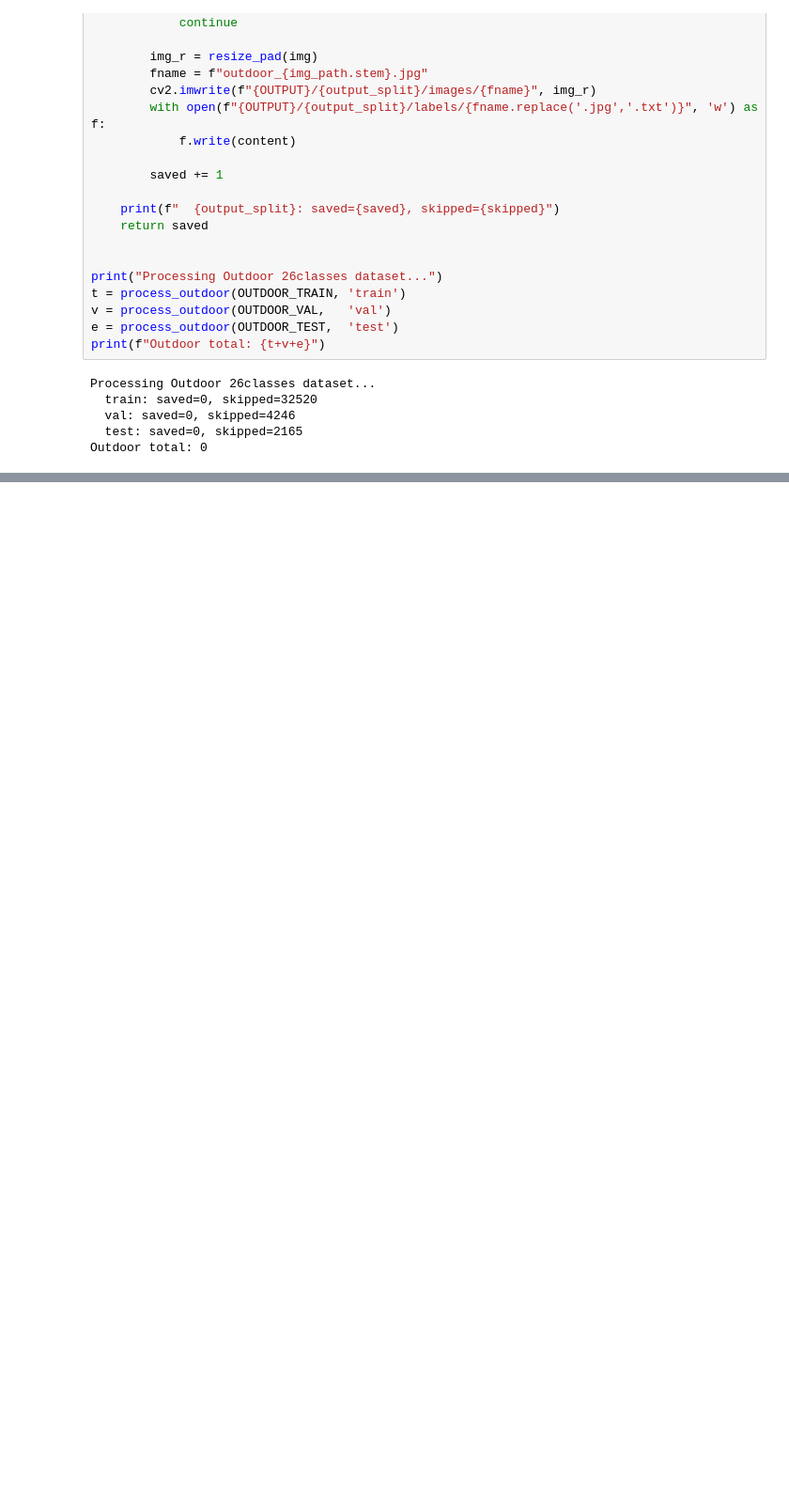
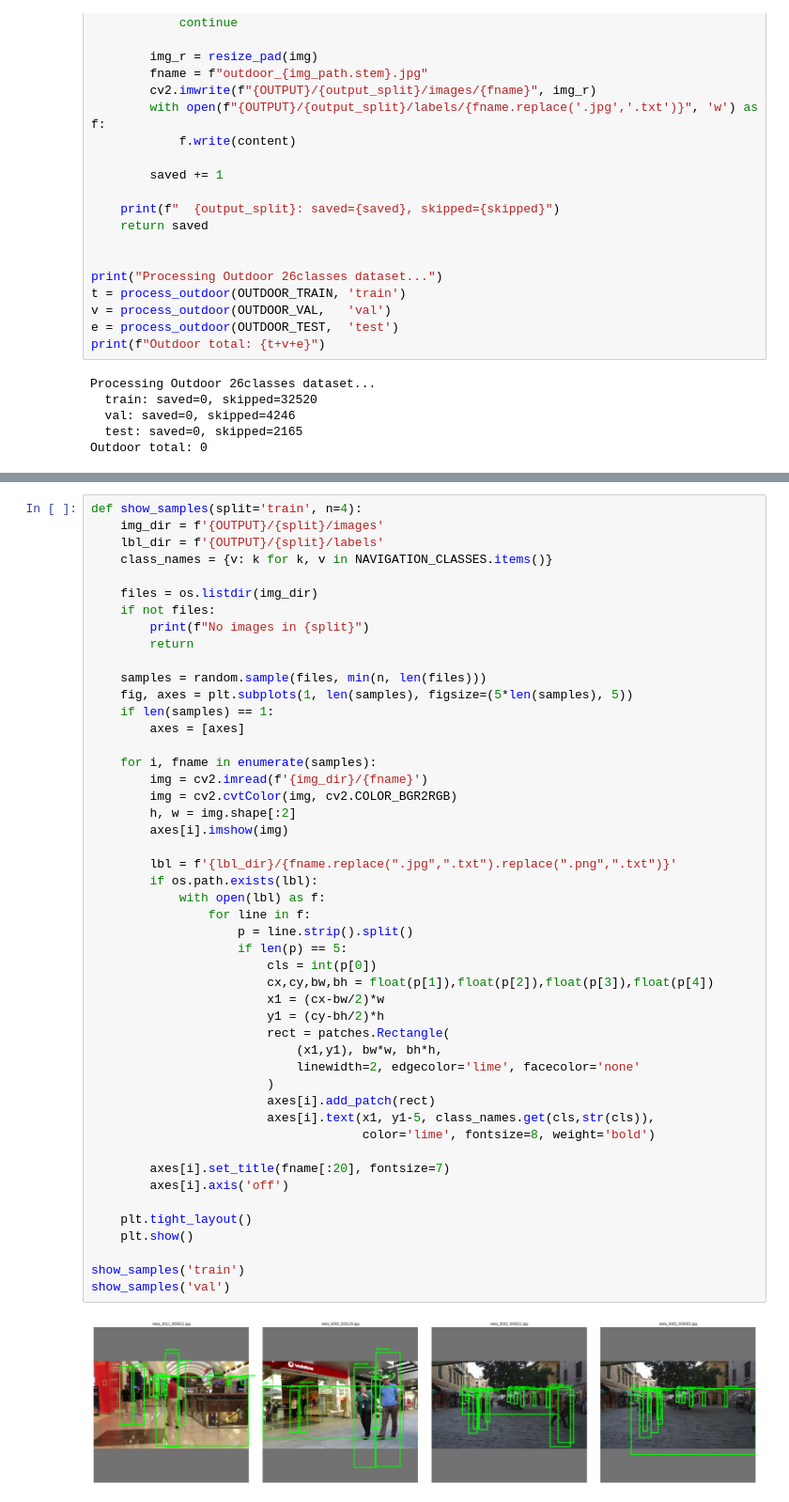
Before and after one commit to amavi-e/A-TinyML-Powered-Wearable-Navigation-Aid-for-the-Visually-Impaired, a Jupyter notebook: preprocessing.ipynb, the cells around one changed output, grey strips where cells are left out. Shown at 94% size. Cells and saved outputs as stored; diff of their text form; blank space fills up the shorter version.

```diff
--- a/preprocessing.ipynb
+++ b/preprocessing.ipynb
@@ -462,0 +514,50 @@ Processing MOTS dataset...
+# %%
+def show_samples(split='train', n=4):
+    img_dir = f'{OUTPUT}/{split}/images'
+    lbl_dir = f'{OUTPUT}/{split}/labels'
+    class_names = {v: k for k, v in NAVIGATION_CLASSES.items()}
+
+    files = os.listdir(img_dir)
+    if not files:
+        print(f"No images in {split}")
+        return
+
+    samples = random.sample(files, min(n, len(files)))
+    fig, axes = plt.subplots(1, len(samples), figsize=(5*len(samples), 5))
+    if len(samples) == 1:
+        axes = [axes]
+
+    for i, fname in enumerate(samples):
+        img = cv2.imread(f'{img_dir}/{fname}')
+        img = cv2.cvtColor(img, cv2.COLOR_BGR2RGB)
+        h, w = img.shape[:2]
+        axes[i].imshow(img)
+
+        lbl = f'{lbl_dir}/{fname.replace(".jpg",".txt").replace(".png",".txt")}'
+        if os.path.exists(lbl):
+            with open(lbl) as f:
+                for line in f:
+                    p = line.strip().split()
+                    if len(p) == 5:
+                        cls = int(p[0])
+                        cx,cy,bw,bh = float(p[1]),float(p[2]),float(p[3]),float(p[4])
+                        x1 = (cx-bw/2)*w
+                        y1 = (cy-bh/2)*h
+                        rect = patches.Rectangle(
+                            (x1,y1), bw*w, bh*h,
+                            linewidth=2, edgecolor='lime', facecolor='none'
+                        )
+                        axes[i].add_patch(rect)
+                        axes[i].text(x1, y1-5, class_names.get(cls,str(cls)),
+                                     color='lime', fontsize=8, weight='bold')
+
+        axes[i].set_title(fname[:20], fontsize=7)
+        axes[i].axis('off')
+
+    plt.tight_layout()
+    plt.show()
+
+show_samples('train')
+show_samples('val')
+# %% [output]
+[figure, added]
```
Also changed, not shown: parts of 3 cells of this notebook.
